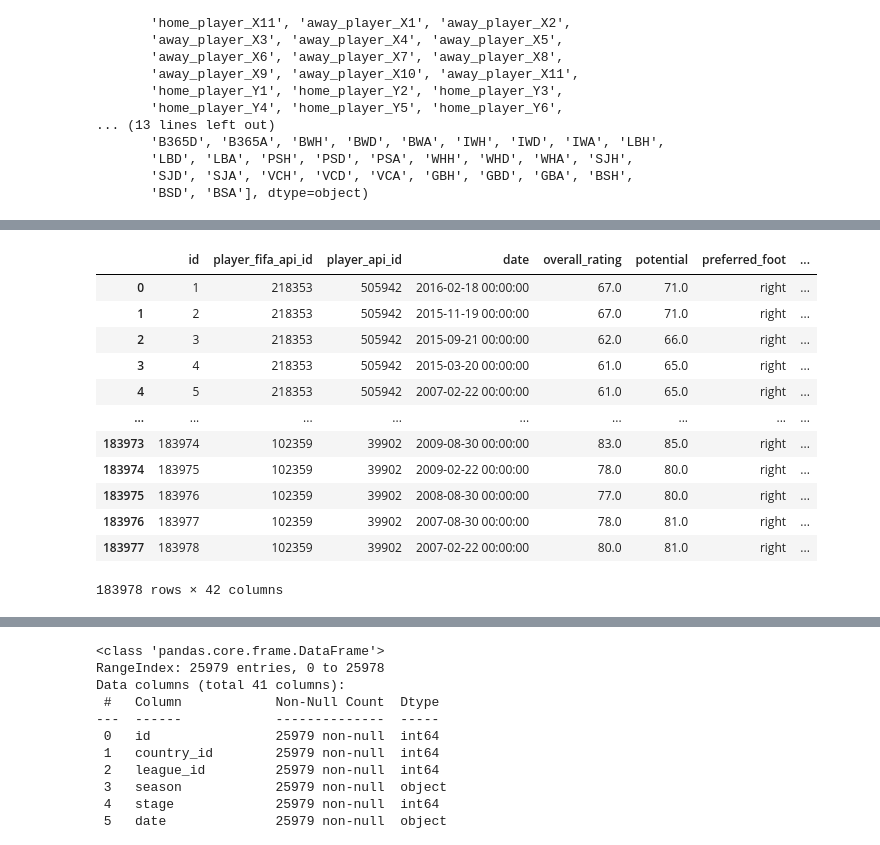
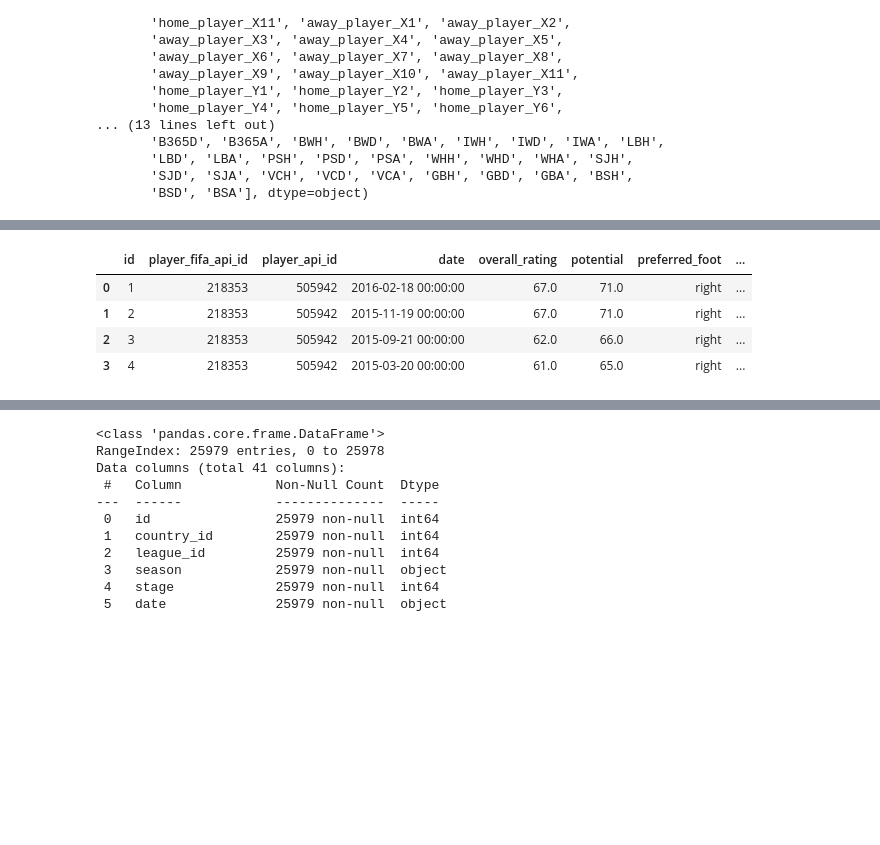
Before and after one commit to Lguanilo/Protectos-Data-Science, a Jupyter notebook: Ligas Europeas/Jugadores_Europeos_v01.ipynb, the cells around one changed output, grey strips where cells are left out. Cells and saved outputs as stored; diff of their text form; code cells hidden in the pictures; blank space fills up the shorter version.

```diff
--- a/Ligas Europeas/Jugadores_Europeos_v01.ipynb
+++ b/Ligas Europeas/Jugadores_Europeos_v01.ipynb
@@ -23,6 +25,5 @@ warnings.filterwarnings("ignore")
 #Lectura de datos sql
 from sqlalchemy import create_engine
 from sqlalchemy import inspect
+#Pasos la lectura de la BD
+engine = create_engine('sqlite:///C:\DataSets\Kaggle\Ligas Europeas\database.sqlite') #engine database
-# %%
-#Pasos la lectura de la BD
-engine = create_engine('sqlite:///database.sqlite') #engine database
@@ -165,17 +121,9 @@ df_player
 # %%
-df_player_attributes
+df_player_attributes.head(4)
 # %% [output]
 |  | id | player_fifa_api_id | player_api_id | date | overall_rating | potential | preferred_foot | ... |
 | 0 | 1 | 218353 | 505942 | 2016-02-18 00:00:00 | 67.0 | 71.0 | right | ... |
 | 1 | 2 | 218353 | 505942 | 2015-11-19 00:00:00 | 67.0 | 71.0 | right | ... |
 | 2 | 3 | 218353 | 505942 | 2015-09-21 00:00:00 | 62.0 | 66.0 | right | ... |
 | 3 | 4 | 218353 | 505942 | 2015-03-20 00:00:00 | 61.0 | 65.0 | right | ... |
-| 4 | 5 | 218353 | 505942 | 2007-02-22 00:00:00 | 61.0 | 65.0 | right | ... |
-| ... | ... | ... | ... | ... | ... | ... | ... | ... |
-| 183973 | 183974 | 102359 | 39902 | 2009-08-30 00:00:00 | 83.0 | 85.0 | right | ... |
-| 183974 | 183975 | 102359 | 39902 | 2009-02-22 00:00:00 | 78.0 | 80.0 | right | ... |
-| 183975 | 183976 | 102359 | 39902 | 2008-08-30 00:00:00 | 77.0 | 80.0 | right | ... |
-| 183976 | 183977 | 102359 | 39902 | 2007-08-30 00:00:00 | 78.0 | 81.0 | right | ... |
-| 183977 | 183978 | 102359 | 39902 | 2007-02-22 00:00:00 | 80.0 | 81.0 | right | ... |
-183978 rows × 42 columns
 # %%
```
Also changed, not shown: parts of 57 cells of this notebook.
